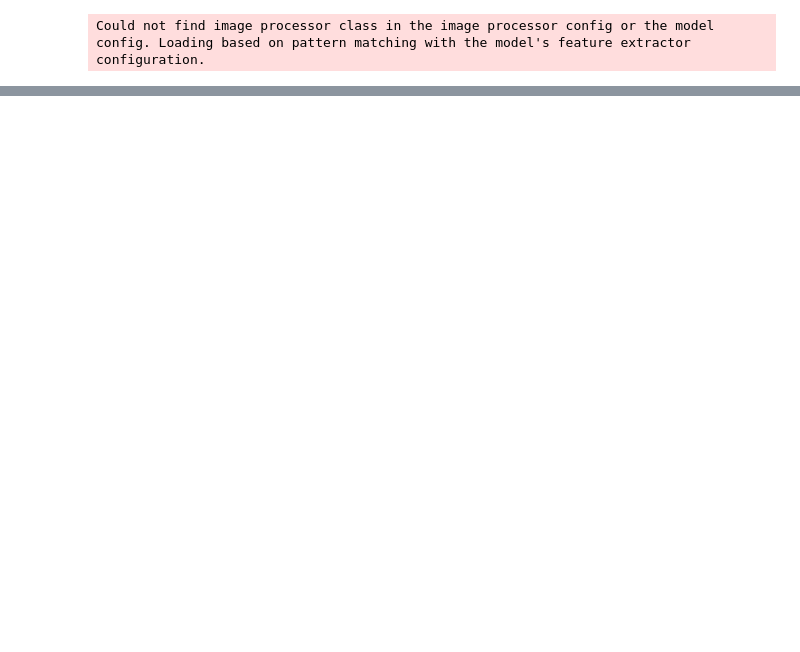
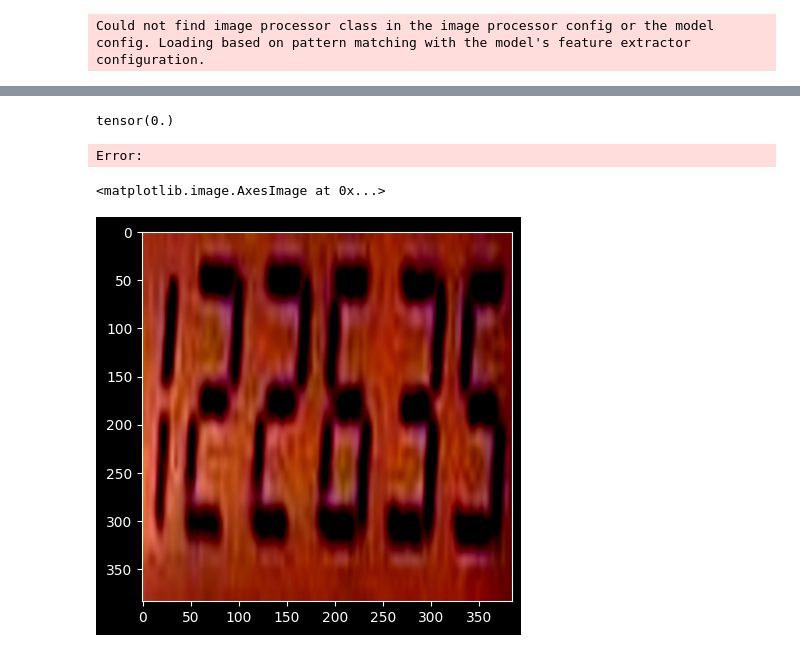
Before and after one commit to VamsiKrishna1211/Odometer-Recognition-from-Car-Dashboard-Images, a Jupyter notebook: TrainerOCR.ipynb, the cells around one changed output, grey strips where cells are left out. Saved outputs shown, nothing was run; the diff lists cells and outputs as text; code cells hidden in the pictures; blank space fills up the shorter version.

```diff
--- a/TrainerOCR.ipynb
+++ b/TrainerOCR.ipynb
@@ -163,7 +296,7 @@ model = VisionEncoderDecoderModel.from_pretrained(HF_MODEL_NAME)
 model.config.decoder_start_token_id = processor.tokenizer.cls_token_id
 model.config.pad_token_id = processor.tokenizer.pad_token_id
 model.config.vocab_size = model.config.decoder.vocab_size
-model.config.max_length = 10
+model.config.max_length = MAX_LENGTH
 
 logger.debug("Compiling model")
 optimized_model = torch.compile(model)
@@ -177,8 +310,9 @@ logger.debug("Model compiled")
 # %%
-for batch in test_loader:
-    for key, value in batch.items():
-        batch[key] = value.to(DEVICE)
-    outputs = optimized_model(**batch)
-    pred_ids = torch.argmax(nn.functional.softmax(outputs.logits, dim=-1), dim=-1)
-    break
+# for batch in train_loader:
+#     for key, value in batch.items():
+#         batch[key] = value.to(DEVICE)
+#     batch["pixel_values"] = batch["pixel_values"].bfloat16()
+#     outputs = optimized_model(**batch)
+#     pred_ids = torch.argmax(nn.functional.softmax(outputs.logits, dim=-1), dim=-1)
+#     break
 # %%
@@ -399,0 +636,17 @@ AttributeError: 'DeiTEncoder' object has no attribute 'pooler'
+# %%
+
+val_dataset = OdometerDataset(TEST_DIR, max_length=MAX_LENGTH, processor=processor, transforms=transform_test)
+val_loader = DataLoader(val_dataset, batch_size=BATCH_SIZE, shuffle=True, num_workers=NUM_WORKERS, collate_fn=val_dataset.collate_fn, drop_last=False)
+
+optimized_model.eval().to(DEVICE)
+
+for batch in val_loader:
+    for key, value in batch.items():
+        batch[key] = value.to(DEVICE)
+        # batch[key] = value.bfloat16()
+    # batch["pixel_values"] = batch["pixel_values"].bfloat16()
+    outputs = optimized_model.generate(batch["pixel_values"], max_new_tokens=100)
+    # outputs = optimized_model(**batch)
+    # pred_ids = torch.argmax(nn.functional.softmax(outputs.logits, dim=-1), dim=-1)
+    pred_ids = outputs
+    break
@@ -399,0 +681,10 @@ AttributeError: 'DeiTEncoder' object has no attribute 'pooler'
+# %%
+cer(pred_strs[4], og_strs[4])
+# %% [output]
+tensor(0.)
+Error:
+# %%
+plt.imshow(batch["pixel_values"][4].float().cpu().numpy().transpose(1, 2, 0))
+# %% [output]
+<matplotlib.image.AxesImage at 0x...>
+[figure, added]
```
Also changed, not shown: parts of 22 cells of this notebook, 42 other files.
